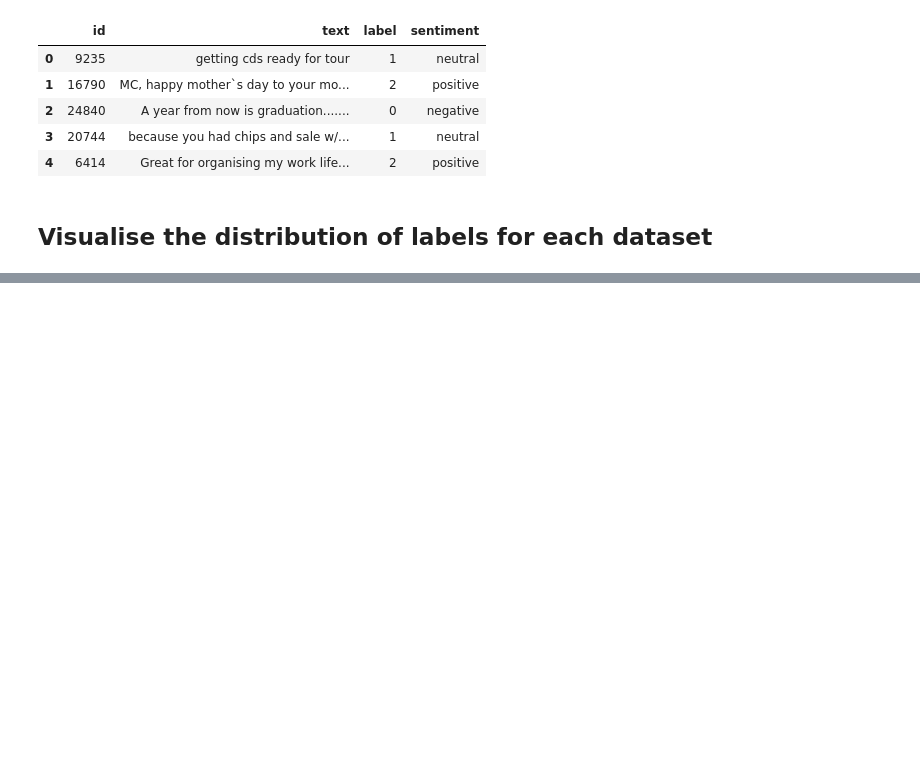
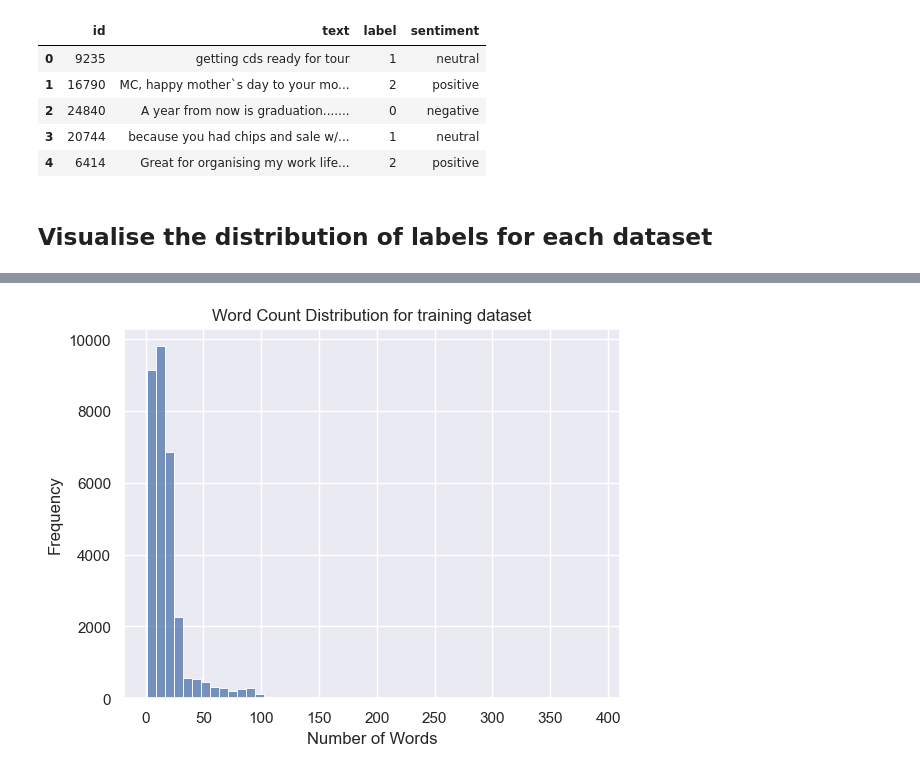
Before and after one commit to yuhuicaoo/Sentiment-Analysis-Project, a Jupyter notebook: data_visualisation.ipynb, the cells around one changed output, grey strips where cells are left out. Cells and saved outputs as stored; diff of their text form; code cells hidden in the pictures; blank space fills up the shorter version.

```diff
--- a/data_visualisation.ipynb
+++ b/data_visualisation.ipynb
@@ -78,0 +120,8 @@ Passing `palette` without assigning `hue` is deprecated and will be removed in v
+# %%
+sns.histplot(train_ds['word_count'], bins=50)
+plt.title('Word Count Distribution for training dataset')
+plt.xlabel('Number of Words')
+plt.ylabel('Frequency')
+plt.show()
+# %% [output]
+[figure, added]
```
Also changed, not shown: parts of 23 cells of this notebook.
